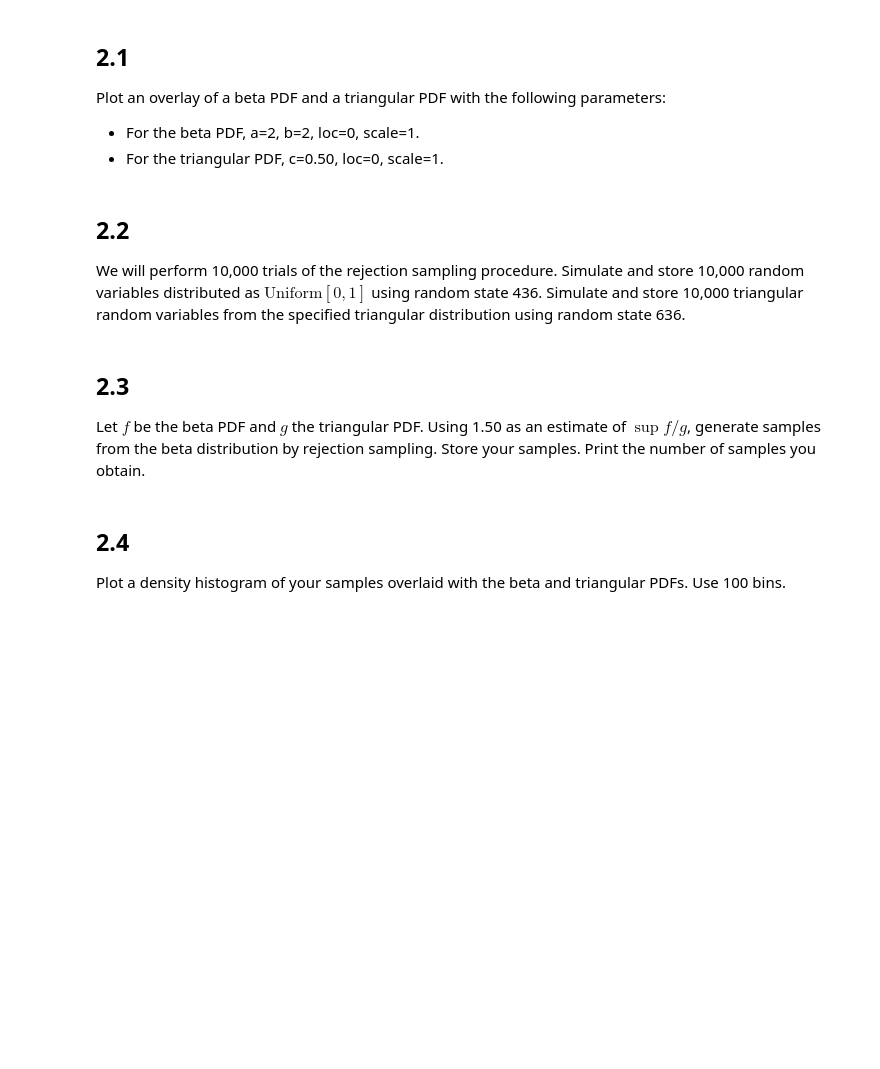
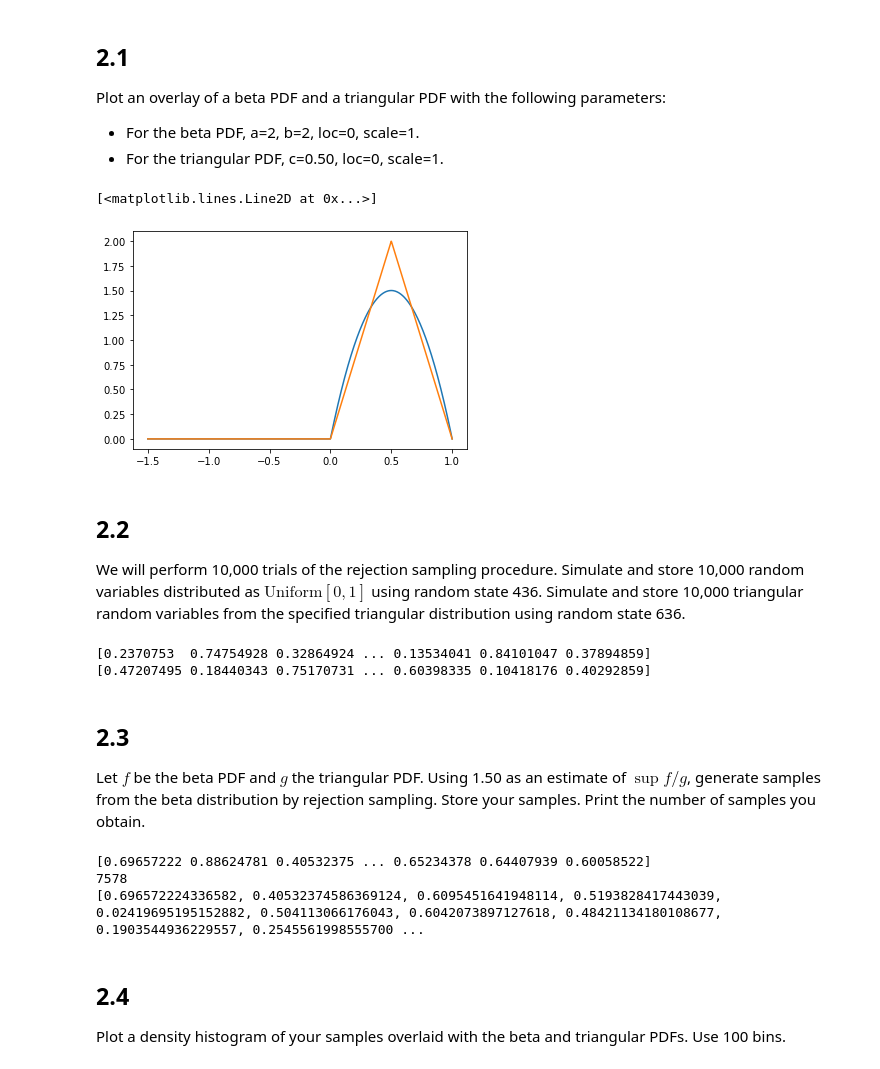
Before and after one commit to g7an/Intro-to-Data-Science, a Jupyter notebook: hw1_problems.ipynb, the cells around one changed output. Cells and saved outputs as stored; diff of their text form; code cells hidden in the pictures; blank space fills up the shorter version.

Commit message:
Q2: rejection sampling done

```diff
--- a/hw1_problems.ipynb
+++ b/hw1_problems.ipynb
@@ -150,12 +150,56 @@ In this exercise, we will proceed in steps to perform rejection sampling of a [b
 Plot an overlay of a beta PDF and a triangular PDF with the following parameters:
 - For the beta PDF, a=2, b=2, loc=0, scale=1.
 - For the triangular PDF, c=0.50, loc=0, scale=1.
+# %%
+from scipy.stats import beta, triang, uniform
+import matplotlib.pyplot as plt
+
+p1 = lambda x : beta.pdf(x, a=2, b=2, loc=0, scale=1)  # target distribution
+p2 = lambda x : triang.pdf(x, c=0.5, loc=0, scale=1)  # candidate distribution
+x = np.linspace(-1.5,1,1000)
+plt.plot(x, p1(x))
+plt.plot(x, p2(x))
+# %% [output]
+[<matplotlib.lines.Line2D at 0x...>]
+[figure, added]
 # %% [markdown]
 ## 2.2
 We will perform 10,000 trials of the rejection sampling procedure. Simulate and store 10,000 random variables distributed as $\text{Uniform}[0,1]$ using random state 436. Simulate and store 10,000 triangular random variables from the specified triangular distribution using random state 636.
+# %%
+N = 10000
+
+norm_rv = uniform.rvs(size=N, random_state=436)
+print(norm_rv)
+
+triang_rv = triang.rvs(c=0.5, loc=0, scale=1, size=N, random_state=636)
+print(triang_rv)
+# %% [output]
+[0.2370753  0.74754928 0.32864924 ... 0.13534041 0.84101047 0.37894859]
+[0.47207495 0.18440343 0.75170731 ... 0.60398335 0.10418176 0.40292859]
 # %% [markdown]
 ## 2.3
 Let $f$ be the beta PDF and $g$ the triangular PDF. Using 1.50 as an estimate of $\sup f/g$, generate samples from the beta distribution by rejection sampling. Store your samples. Print the number of samples you obtain.
+# %%
+# rejection sampling; candidate density: triangular distribution; target: beta distribution
+# rejection sampling algorithm: https://bookdown.org/rdpeng/advstatcomp/rejection-sampling.html 6.3.1
+samples = []
+c = 1.5
+beta_rv = beta.rvs(a=2, b=2, loc=0, size=N, scale=1, random_state=0)
+print(beta_rv)
+for i in range(N):
+    u = beta_rv[i]
+    ratio = p2(triang_rv[i]) / p1(triang_rv[i])
+    # accept if a Uniform[0, 1] random variable is <= ratio / c
+    if u <= ratio / c:
+        samples.append(u)
+
+# number of samples obtained
+print(len(samples))
+print(samples)
+# %% [output]
+[0.69657222 0.88624781 0.40532375 ... 0.65234378 0.64407939 0.60058522]
+7578
+[0.696572224336582, 0.40532374586369124, 0.6095451641948114, 0.5193828417443039, 0.02419695195152882, 0.504113066176043, 0.6042073897127618, 0.48421134180108677, 0.1903544936229557, 0.2545561998555700 ...
 # %% [markdown]
 ## 2.4
 Plot a density histogram of your samples overlaid with the beta and triangular PDFs. Use 100 bins.
```
Also changed, not shown: parts of 1 cell of this notebook.
